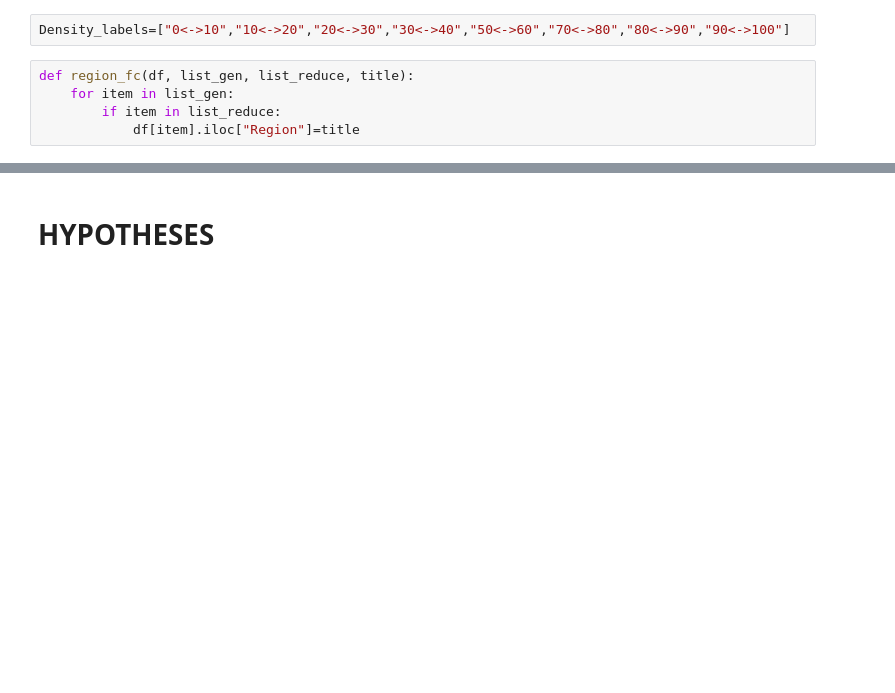
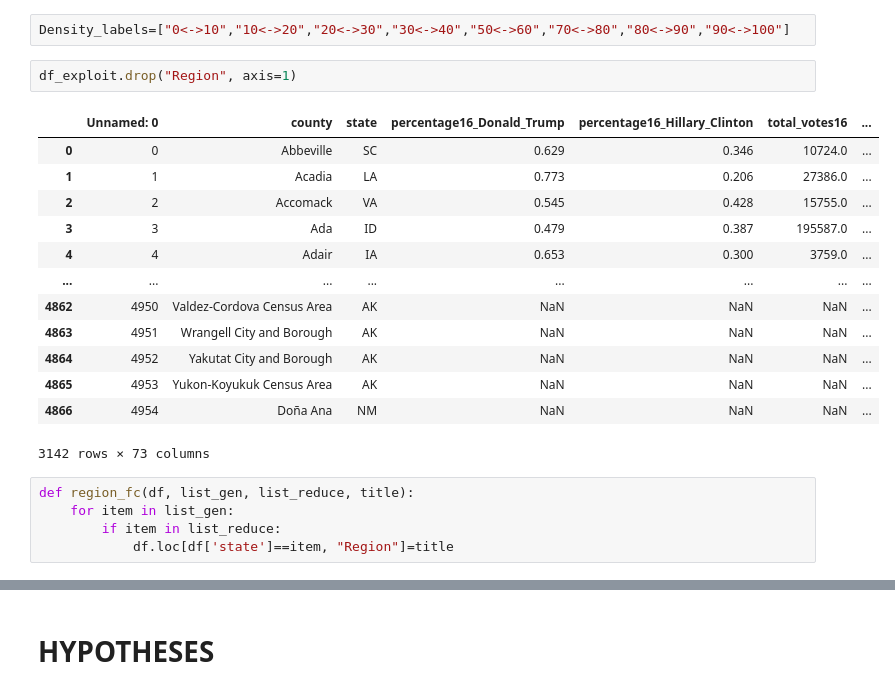
Before and after one commit to XDEBUF/covid_social_poll, a Jupyter notebook: covid inference.ipynb, the cells around one changed output, grey strips where cells are left out. Drawn from its saved outputs; the diff is of its cells as text; blank space fills up the shorter version.

```diff
--- a/covid inference.ipynb
+++ b/covid inference.ipynb
@@ -359,11 +370,27 @@ df_exploit.head(100)
 100 rows × 73 columns
 # %%
 Density_labels=["0<->10","10<->20","20<->30","30<->40","50<->60","70<->80","80<->90","90<->100"]
+# %%
+df_exploit.drop("Region", axis=1)
+# %% [output]
+|  | Unnamed: 0 | county | state | percentage16_Donald_Trump | percentage16_Hillary_Clinton | total_votes16 | ... |
+| 0 | 0 | Abbeville | SC | 0.629 | 0.346 | 10724.0 | ... |
+| 1 | 1 | Acadia | LA | 0.773 | 0.206 | 27386.0 | ... |
+| 2 | 2 | Accomack | VA | 0.545 | 0.428 | 15755.0 | ... |
+| 3 | 3 | Ada | ID | 0.479 | 0.387 | 195587.0 | ... |
+| 4 | 4 | Adair | IA | 0.653 | 0.300 | 3759.0 | ... |
+| ... | ... | ... | ... | ... | ... | ... | ... |
+| 4862 | 4950 | Valdez-Cordova Census Area | AK | NaN | NaN | NaN | ... |
+| 4863 | 4951 | Wrangell City and Borough | AK | NaN | NaN | NaN | ... |
+| 4864 | 4952 | Yakutat City and Borough | AK | NaN | NaN | NaN | ... |
+| 4865 | 4953 | Yukon-Koyukuk Census Area | AK | NaN | NaN | NaN | ... |
+| 4866 | 4954 | Doña Ana | NM | NaN | NaN | NaN | ... |
+3142 rows × 73 columns
 # %%
 def region_fc(df, list_gen, list_reduce, title):
     for item in list_gen:
         if item in list_reduce:
-            df[item].iloc["Region"]=title
+            df.loc[df['state']==item, "Region"]=title
 # %%
 region_fc(df_exploit,df_exploit["state"],MidWest_abr,"MidWest")
 region_fc(df_exploit,df_exploit["state"],Northeast_abr, "Northeast")
```
Also changed, not shown: parts of 11 cells of this notebook.
